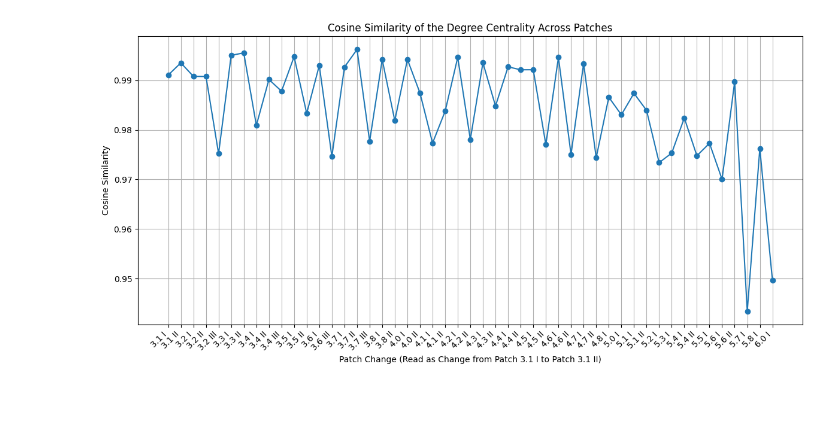
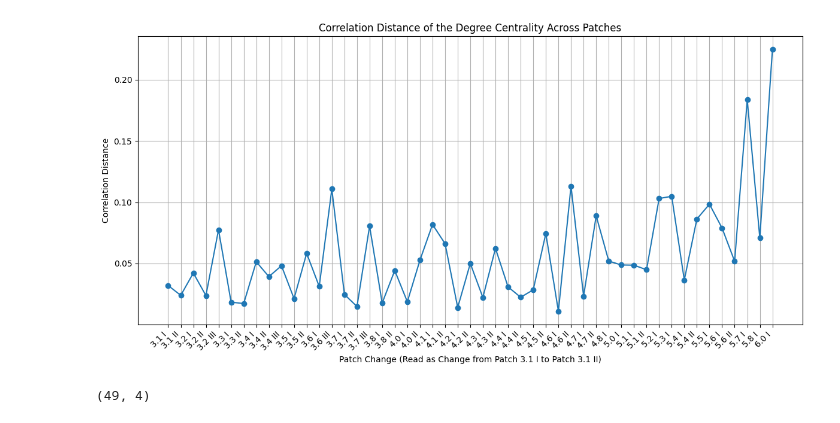
Before and after one commit to BSDSBA-JF/genshin_nx, a Jupyter notebook: 03_creating_design_matrix.ipynb, the cells around one changed output. Drawn from its saved outputs; the diff is of its cells as text; code cells hidden in the pictures.

```diff
--- a/03_creating_design_matrix.ipynb
+++ b/03_creating_design_matrix.ipynb
@@ -115,17 +136,23 @@ eig_meta_changes = []
 for version in eigenvector_df.columns[:-1]:
     prev_version = eigenvector_df[version]
     curr_version = eigenvector_df[version + 1]
-    eig_meta_changes.append(raw_cos(prev_version, curr_version))
+    # Keep only characters with prev eigenvector > 0.1
+    mask = prev_version > 0.1
+    prev_filtered = prev_version[mask]
+    curr_filtered = curr_version[mask]  # align to same characters
+
+    # Compute correlation distance (or similarity)
+    eig_meta_changes.append(raw_correl(prev_filtered, curr_filtered))
 # %%
 # Then because we are taking the change, we need a differenced
-differenced_df = abyss_data.iloc[1:50]
+differenced_df = abyss_data.iloc[1:50].iloc[::-1]
 
 plt.figure(figsize=(12, 6))
 plt.plot(differenced_df['Version'], eig_meta_changes, marker='o')
 
-plt.title('Cosine Similarity of the Eigevector Centrality Across Patches')
+plt.title('Correlation Distance of Eigenvector Centrality Across Patches')
 plt.xlabel('Patch Change (Read as Change from Patch 3.1 I to Patch 3.1 II)')
-plt.ylabel('Cosine Similarity')
+plt.ylabel('Correlation Distance')
 plt.grid(True)
 
 # Apply Patch_Labeled as tick labels
@@ -140,7 +185,13 @@ betwenness_meta_changes = []
 for version in betweenness_df.columns[:-1]:
     prev_version = betweenness_df[version]
     curr_version = betweenness_df[version + 1]
-    betwenness_meta_changes.append(raw_cos(prev_version, curr_version))
+    # Keep only characters with prev betweenness > 0.1
+    mask = prev_version > 0.1
+    prev_filtered = prev_version[mask]
+    curr_filtered = curr_version[mask]  # align to same characters
+
+    # Compute correlation distance or similarity
+    betwenness_meta_changes.append(raw_correl(prev_filtered, curr_filtered))
 # %%
 plt.figure(figsize=(12, 6))
 plt.plot(differenced_df['Version'], betwenness_meta_changes, marker='o')
@@ -182,20 +231,38 @@ degree_meta_changes = []
 for version in degree_df.columns[:-1]:
     prev_version = degree_df[version]
     curr_version = degree_df[version + 1]
-    degree_meta_changes.append(raw_cos(prev_version, curr_version))
+    # Keep only characters with prev degree > 0.2
+    mask = prev_version > 0.2
+    prev_filtered = prev_version[mask]
+    curr_filtered = curr_version[mask]  # align to same characters
+
+    # Compute correlation distance or similarity
+    degree_meta_changes.append(raw_correl(prev_filtered, curr_filtered))
 # %%
 plt.figure(figsize=(12, 6))
 plt.plot(differenced_df['Version'], degree_meta_changes, marker='o')
 
-plt.title('Cosine Similarity of the Degree Centrality Across Patches')
+plt.title('Correlation Distance of the Degree Centrality Across Patches')
 plt.xlabel('Patch Change (Read as Change from Patch 3.1 I to Patch 3.1 II)')
-plt.ylabel('Cosine Similarity')
+plt.ylabel('Correlation Distance')
 plt.grid(True)
 
 # Apply Patch_Labeled as tick labels
 plt.xticks(ticks=differenced_df['Version'], labels=differenced_df['Patch Label'], rotation=45, ha='right')
 
 plt.tight_layout()
 plt.show()
 # %% [output]
-[figure, old version]
+[figure, new version]
+# %%
+meta_changes_df = pd.DataFrame({
+    'Patch': differenced_df['Patch Label'].values,
+    'Eigenvector Change': eig_meta_changes,
+    'Betweenness Change': betwenness_meta_changes,
+    'Degree Change': degree_meta_changes
+})
+changes = ['Eigenvector Change', 'Betweenness Change', 'Degree Change']
+
+target = pd.read_csv('data/abyss_rank_activity.csv').iloc[1:50][::-1]['Effective Samples']
+# %% [output]
+(49, 4)
```
Also changed, not shown: parts of 14 cells of this notebook, 6 other files.
